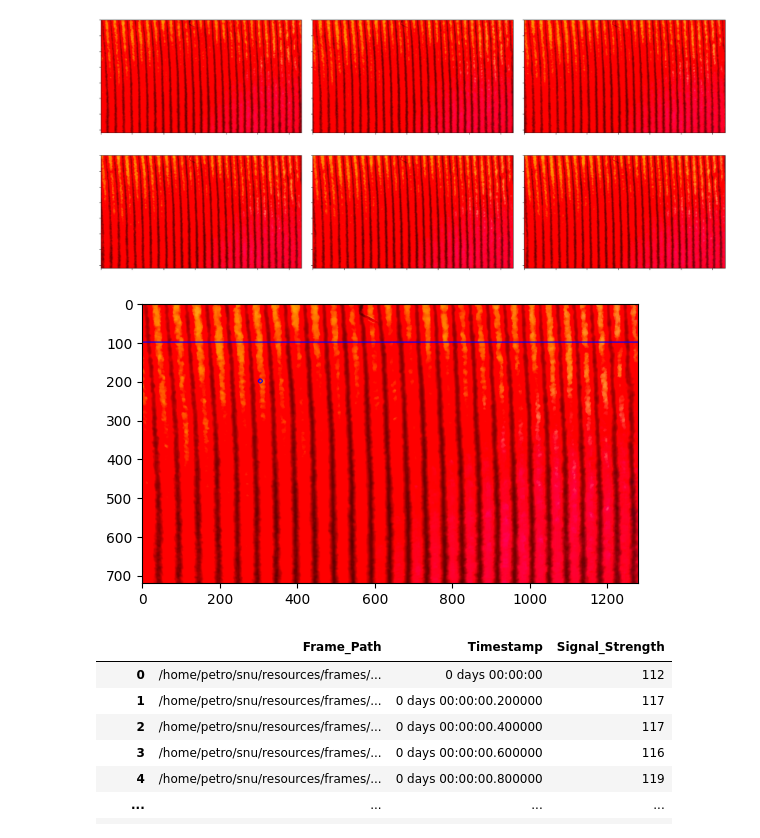
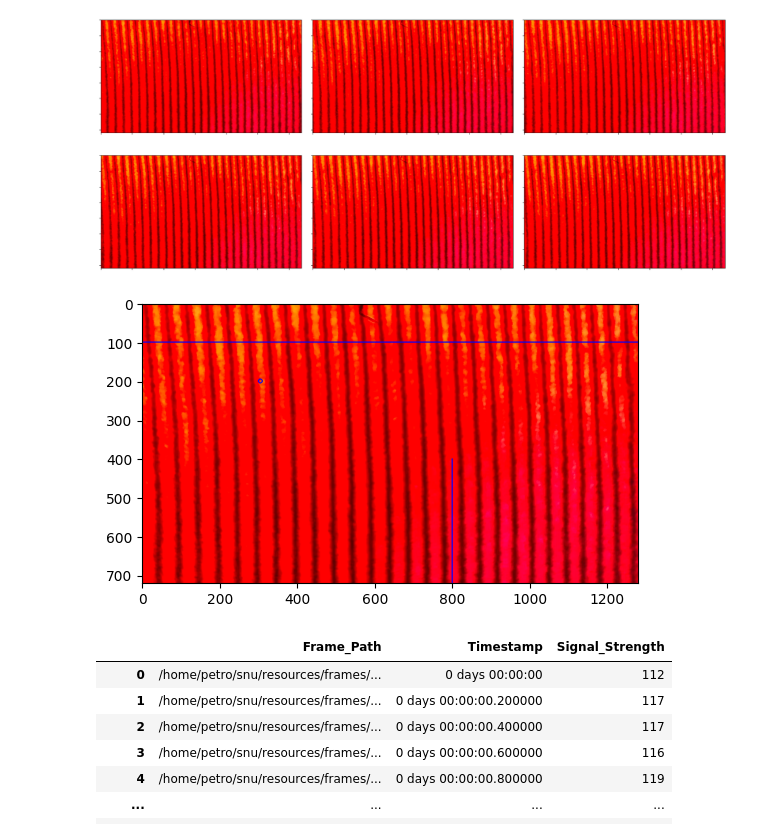
Before and after one commit to shopin32/optic-metrology, a Jupyter notebook: notebooks/IT_IDEA.ipynb, the cells around one changed output. Cells and saved outputs as stored; diff of their text form; code cells hidden in the pictures.

```diff
--- a/notebooks/IT_IDEA.ipynb
+++ b/notebooks/IT_IDEA.ipynb
@@ -68,15 +68,16 @@ plt.show()
 # %%
 # Select pixel to analyze
 pxl_x = 305
 pxl_y = 200
 first_frame = cv2.imread(frames_df.loc[0, 'Frame_Path'])
 first_frame = cv2.cvtColor(first_frame, cv2.COLOR_BGR2RGB)
 image = cv2.circle(first_frame, (pxl_x, pxl_y), 5, (0, 0, 255) , 2)
 image = cv2.line(image, (0, 100), (1280, 100), (0, 0, 255) , 2)
+image = cv2.line(image, (800, 400), (800, 720), (0, 0, 255) , 2)
 plt.imshow(image)
 plt.show()
 # %% [output]
-[figure, old version]
+[figure, new version]
 # %%
 # Extract signal strength at Selected Pixel over time
 import numpy as np
```
Also changed, not shown: parts of 8 cells of this notebook, 7 other files.
